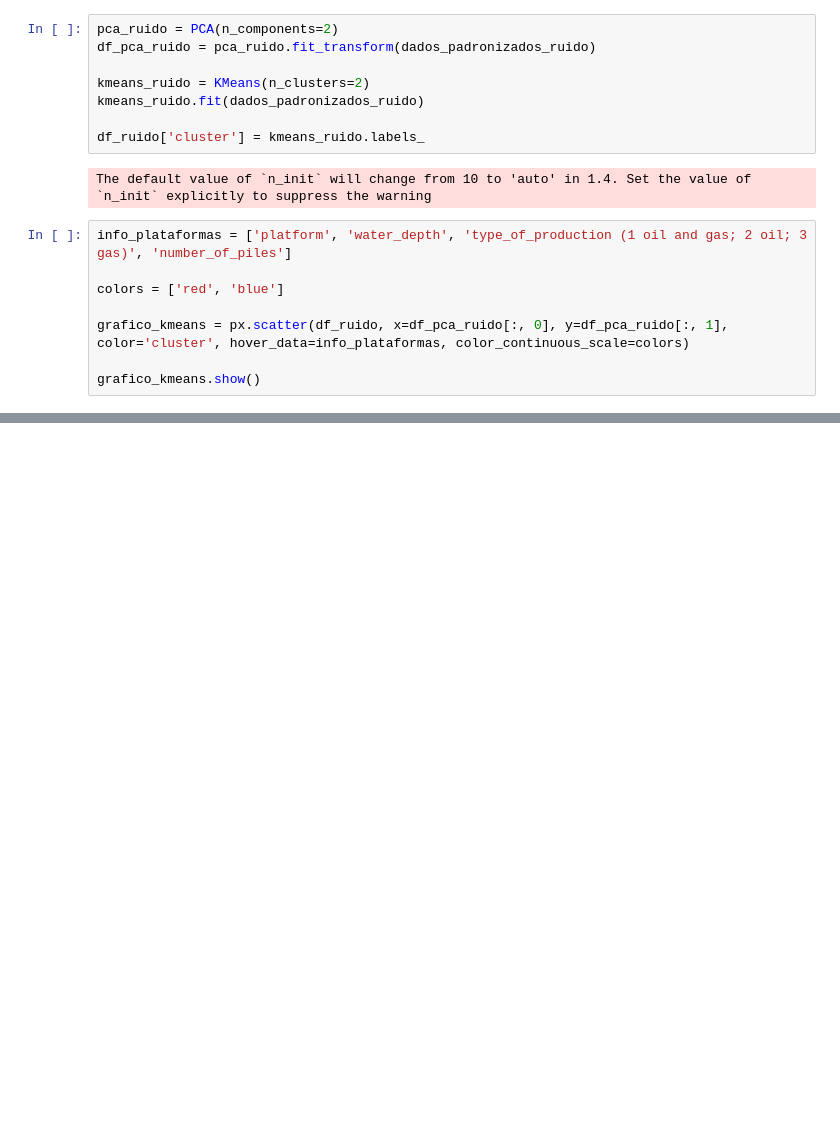
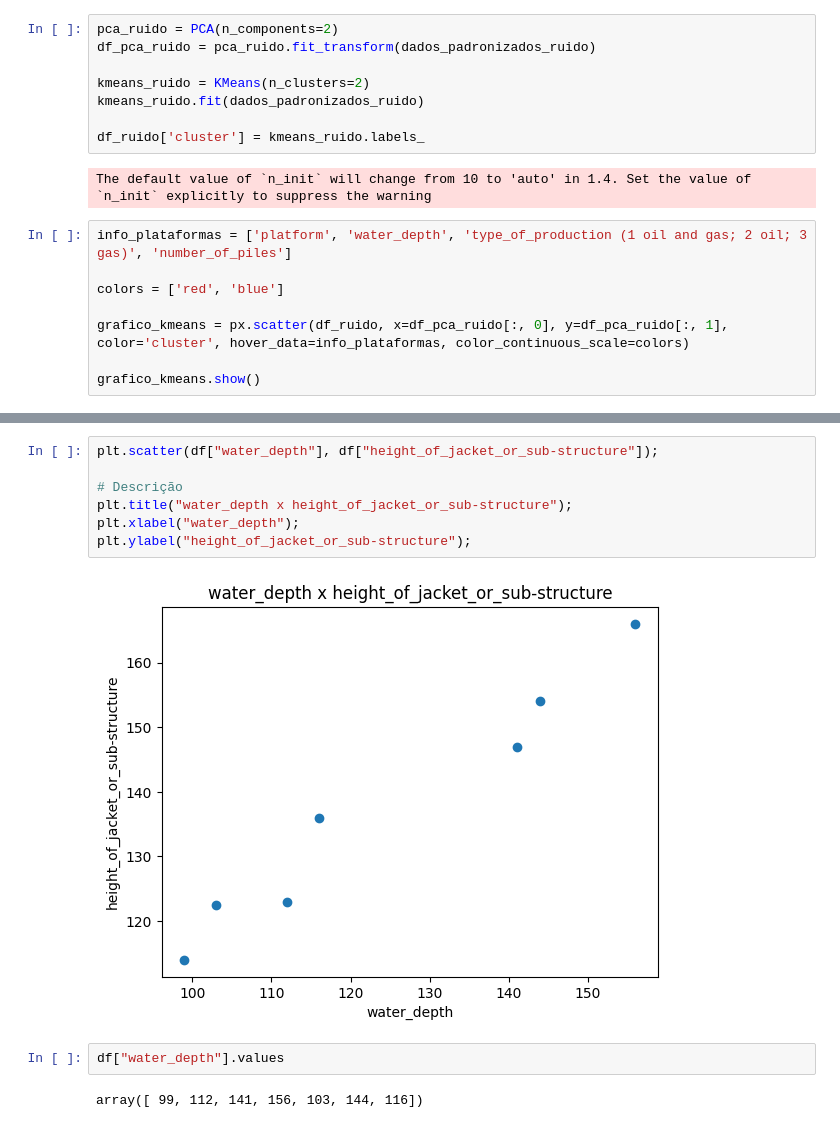
Before and after one commit to JailonWilliam/offshore-platform-decommissioning, a Jupyter notebook: notebooks/main.ipynb, the cells around one changed output, grey strips where cells are left out. Cells and saved outputs as stored; diff of their text form; blank space fills up the shorter version.

```diff
--- a/notebooks/main.ipynb
+++ b/notebooks/main.ipynb
@@ -430,0 +473,13 @@ grafico_kmeans.show()
+# %%
+plt.scatter(df["water_depth"], df["height_of_jacket_or_sub-structure"]);
+
+# Descrição
+plt.title("water_depth x height_of_jacket_or_sub-structure");
+plt.xlabel("water_depth");
+plt.ylabel("height_of_jacket_or_sub-structure");
+# %% [output]
+[figure, added]
+# %%
+df["water_depth"].values
+# %% [output]
+array([ 99, 112, 141, 156, 103, 144, 116])
```
Also changed, not shown: parts of 35 cells of this notebook, 1 other file.
